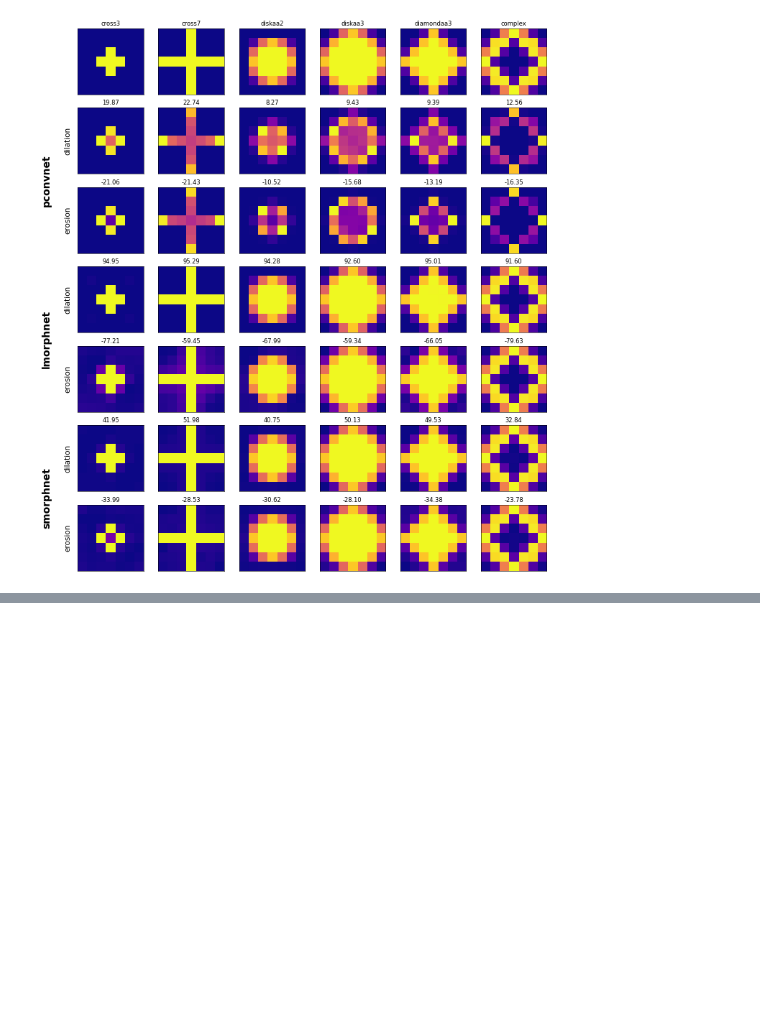
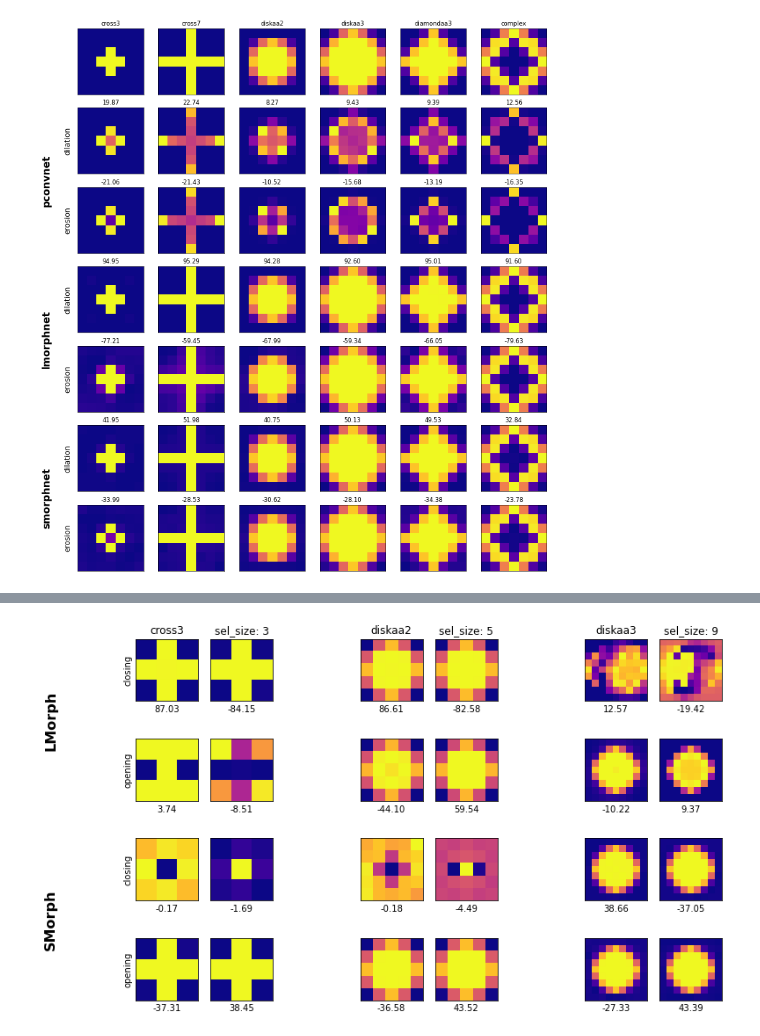
Before and after one commit to TheodoreAouad/MorphoNet, a Jupyter notebook: vis.ipynb, the cells around one changed output, grey strips where cells are left out. Saved outputs shown, nothing was run; the diff lists cells and outputs as text; code cells hidden in the pictures; blank space fills up the shorter version.

```diff
--- a/vis.ipynb
+++ b/vis.ipynb
@@ -251,0 +282,54 @@ get_info(2, "lmorphnet_double", "opening", "diamondaa3")
+# %%
+run = 17
+
+plt.subplots(figsize=(15, 8))
+plt.subplot(4, 10, 1, frameon=False, **plot_params)
+plt.ylabel("LMorph", weight='bold', y=-0.1, size=16)
+plt.subplot(4, 10, 21, frameon=False, **plot_params)
+plt.ylabel("SMorph", weight='bold', y=-0.1, size=16)
+for j, (net, lname, opname) in enumerate([("lmorphnet_double", "lm", "p"), ("smorphnet_double", "sm", "alpha")]):
+    for i, (op, neg_weights) in enumerate(dop.items()):
+        n_batches = len(os.listdir(f"out/mnist_{net}_mse_{op}_cross3_{run}/vis/batches/"))
+        with h5py.File(f"out/mnist_{net}_mse_{op}_cross3_{run}/vis/batches/{n_batches - 1:06}.h5", "r") as file:
+            plt.subplot(4, 10, 2 + (i + 2 * j) * 10, **plot_params)
+            plt.ylabel(op)
+            plt.xlabel(f"{file['layers'][f'000_{lname}1/weights/{opname}'][()].squeeze():.2f}")
+            if i + j == 0:
+                plt.title("cross3")
+            plt.imshow((file['layers'][f"000_{lname}1/weights/filter"][()] * (-1 + 2 * neg_weights)).squeeze(), cmap='plasma')
+            plt.subplot(4, 10, 3 + (i + 2 * j) * 10, **plot_params)
+            plt.xlabel(f"{file['layers'][f'001_{lname}2/weights/{opname}'][()].squeeze():.2f}")
+            if i + j == 0:
+                with h5py.File(f"out/mnist_{net}_mse_{op}_cross3_{run}/vis/meta.h5", "r") as f:
+                    plt.title(f"sel_size: {f['sel_size'][()]}")
+            plt.imshow((file['layers'][f"001_{lname}2/weights/filter"][()] * (1 - 2 * neg_weights)).squeeze(), cmap='plasma')
+
+        n_batches = len(os.listdir(f"out/mnist_{net}_mse_{op}_diskaa2_{run}/vis/batches/"))
+        with h5py.File(f"out/mnist_{net}_mse_{op}_diskaa2_{run}/vis/batches/{n_batches - 1:06}.h5", "r") as file:
+            plt.subplot(4, 10, 5 + (i + 2 * j) * 10, **plot_params)
+            plt.xlabel(f"{file['layers'][f'000_{lname}1/weights/{opname}'][()].squeeze():.2f}")
+            if i + j == 0:
+                plt.title("diskaa2")
+            plt.imshow((file['layers'][f"000_{lname}1/weights/filter"][()] * (-1 + 2 * neg_weights)).squeeze(), cmap='plasma')
+            plt.subplot(4, 10, 6 + (i + 2 * j) * 10, **plot_params)
+            plt.xlabel(f"{file['layers'][f'001_{lname}2/weights/{opname}'][()].squeeze():.2f}")
+            if i + j == 0:
+                with h5py.File(f"out/mnist_{net}_mse_{op}_diskaa2_{run}/vis/meta.h5", "r") as f:
+                    plt.title(f"sel_size: {f['sel_size'][()]}")
+            plt.imshow((file['layers'][f"001_{lname}2/weights/filter"][()] * (1 - 2 * neg_weights)).squeeze(), cmap='plasma')
+
+        n_batches = len(os.listdir(f"out/mnist_{net}_mse_{op}_diskaa3_{run}/vis/batches/"))
+        with h5py.File(f"out/mnist_{net}_mse_{op}_diskaa3_{run}/vis/batches/{n_batches - 1:06}.h5", "r") as file:
+            plt.subplot(4, 10, 8 + (i + 2 * j) * 10, **plot_params)
+            plt.xlabel(f"{file['layers'][f'000_{lname}1/weights/{opname}'][()].squeeze():.2f}")
+            if i + j == 0:
+                plt.title("diskaa3")
+            plt.imshow((file['layers'][f"000_{lname}1/weights/filter"][()] * (-1 + 2 * neg_weights)).squeeze(), cmap='plasma')
+            plt.subplot(4, 10, 9 + (i + 2 * j) * 10, **plot_params)
+            plt.xlabel(f"{file['layers'][f'001_{lname}2/weights/{opname}'][()].squeeze():.2f}")
+            if i + j == 0:
+                with h5py.File(f"out/mnist_{net}_mse_{op}_diskaa3_{run}/vis/meta.h5", "r") as f:
+                    plt.title(f"sel_size: {f['sel_size'][()]}")
+            plt.imshow((file['layers'][f"001_{lname}2/weights/filter"][()] * (1 - 2 * neg_weights)).squeeze(), cmap='plasma')
+# %% [output]
+[figure, added]
```
Also changed, not shown: parts of 25 cells of this notebook.
